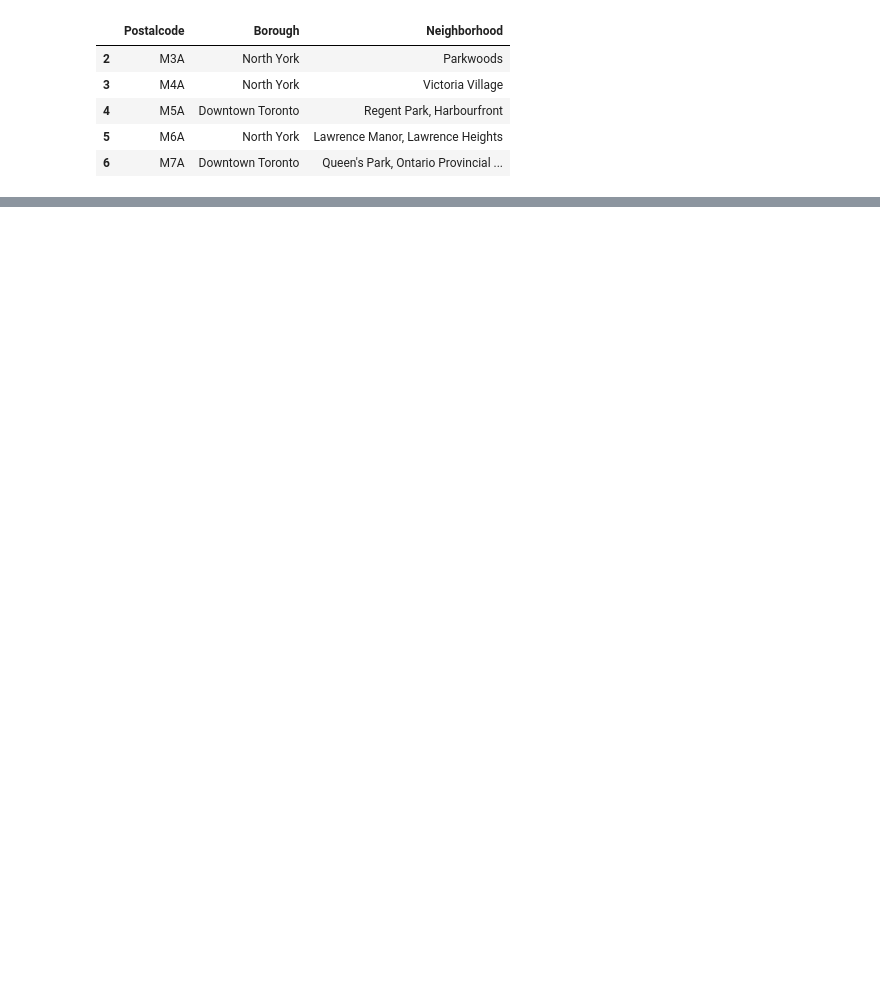
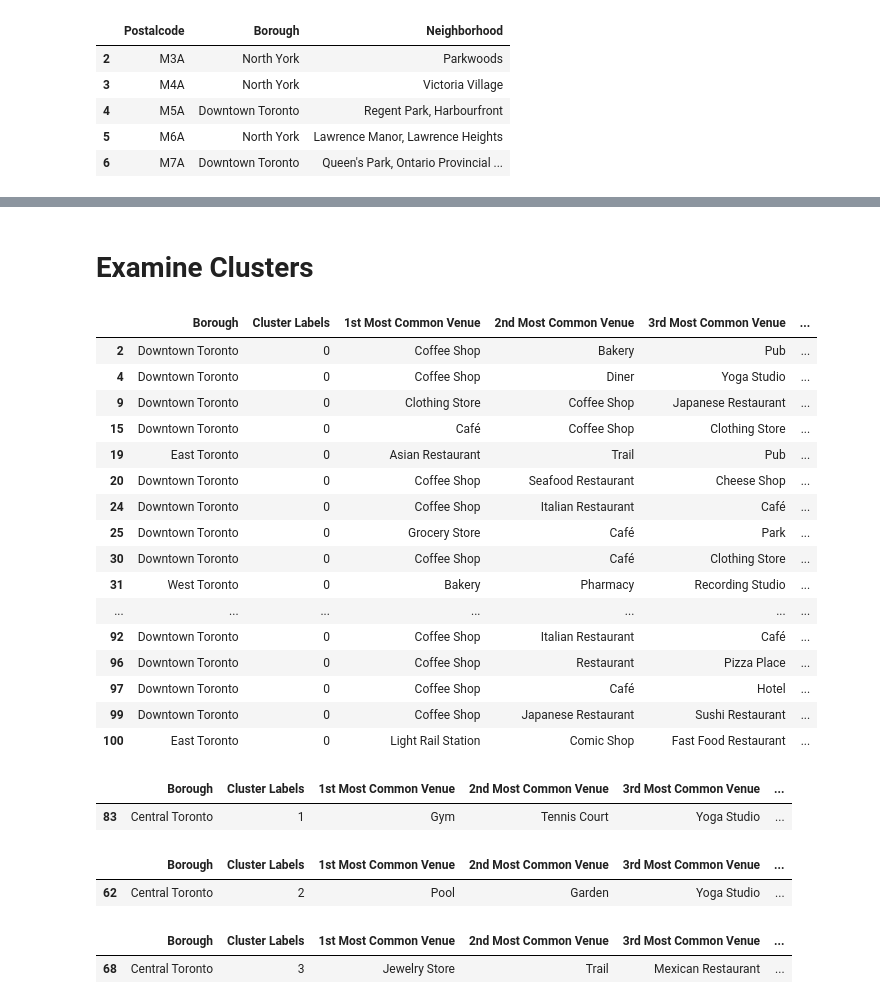
Before and after one commit to kandarp39/Coursera_Capstone, a Jupyter notebook: Week3.ipynb, the cells around one changed output, grey strips where cells are left out. Saved outputs shown, nothing was run; the diff lists cells and outputs as text; code cells hidden in the pictures; blank space fills up the shorter version.

```diff
--- a/Week3.ipynb
+++ b/Week3.ipynb
@@ -65,0 +239,3 @@ df.shape
+# %%
+grptoronto = oh_toronto.groupby('Neighborhood').mean().reset_index()
+grptoronto.head()
@@ -65,0 +250,26 @@ df.shape
+# %%
+def comm_venues (row, top_venues):
+    top_cat = row.iloc[1:]
+    top_cat_sort = top_cat.sort_values(ascending = False)
+    return top_cat_sort.index.values[0:top_venues]
+# %%
+top_venues = 10
+
+indicators = ['st', 'nd', 'rd']
+
+
+columns = ['Neighborhood']
+for ind in np.arange(top_venues):
+    try:
+        columns.append('{}{} Most Common Venue'.format(ind+1, indicators[ind]))
+    except:
+        columns.append('{}th Most Common Venue'.format(ind+1))
+
+
+neigh_venues_sort= pd.DataFrame(columns=columns)
+neigh_venues_sort['Neighborhood'] = grptoronto['Neighborhood']
+
+for ind in np.arange(grptoronto.shape[0]):
+    neigh_venues_sort.iloc[ind, 1:] = comm_venues(grptoronto.iloc[ind, :], top_venues)
+
+neigh_venues_sort.head()
@@ -65,0 +300,11 @@ df.shape
+# %%
+# add clustering labels
+#neigh_venues_sort.insert(0, 'Cluster Labels', kmeans.labels_)
+
+toronto_merged = df_toronto
+
+# merge toronto_grouped with toronto_data to add latitude/longitude for each neighborhood
+toronto_merged = toronto_merged.join(neigh_venues_sort.set_index('Neighborhood'), on='Neighborhood')
+
+toronto_merged.head()
+#neigh_venues_sort.head()
@@ -65,0 +359,37 @@ df.shape
+# %% [markdown]
+# Examine Clusters
+# %%
+toronto_merged.loc[toronto_merged['Cluster Labels'] == 0, toronto_merged.columns[[1] + list(range(5, toronto_merged.shape[1]))]]
+# %% [output]
+|  | Borough | Cluster Labels | 1st Most Common Venue | 2nd Most Common Venue | 3rd Most Common Venue | ... |
+| 2 | Downtown Toronto | 0 | Coffee Shop | Bakery | Pub | ... |
+| 4 | Downtown Toronto | 0 | Coffee Shop | Diner | Yoga Studio | ... |
+| 9 | Downtown Toronto | 0 | Clothing Store | Coffee Shop | Japanese Restaurant | ... |
+| 15 | Downtown Toronto | 0 | Café | Coffee Shop | Clothing Store | ... |
+| 19 | East Toronto | 0 | Asian Restaurant | Trail | Pub | ... |
+| 20 | Downtown Toronto | 0 | Coffee Shop | Seafood Restaurant | Cheese Shop | ... |
+| 24 | Downtown Toronto | 0 | Coffee Shop | Italian Restaurant | Café | ... |
+| 25 | Downtown Toronto | 0 | Grocery Store | Café | Park | ... |
+| 30 | Downtown Toronto | 0 | Coffee Shop | Café | Clothing Store | ... |
+| 31 | West Toronto | 0 | Bakery | Pharmacy | Recording Studio | ... |
+| ... | ... | ... | ... | ... | ... | ... |
+| 92 | Downtown Toronto | 0 | Coffee Shop | Italian Restaurant | Café | ... |
+| 96 | Downtown Toronto | 0 | Coffee Shop | Restaurant | Pizza Place | ... |
+| 97 | Downtown Toronto | 0 | Coffee Shop | Café | Hotel | ... |
+| 99 | Downtown Toronto | 0 | Coffee Shop | Japanese Restaurant | Sushi Restaurant | ... |
+| 100 | East Toronto | 0 | Light Rail Station | Comic Shop | Fast Food Restaurant | ... |
+# %%
+toronto_merged.loc[toronto_merged['Cluster Labels'] == 1, toronto_merged.columns[[1] + list(range(5, toronto_merged.shape[1]))]]
+# %% [output]
+|  | Borough | Cluster Labels | 1st Most Common Venue | 2nd Most Common Venue | 3rd Most Common Venue | ... |
+| 83 | Central Toronto | 1 | Gym | Tennis Court | Yoga Studio | ... |
+# %%
+toronto_merged.loc[toronto_merged['Cluster Labels'] == 2, toronto_merged.columns[[1] + list(range(5, toronto_merged.shape[1]))]]
+# %% [output]
+|  | Borough | Cluster Labels | 1st Most Common Venue | 2nd Most Common Venue | 3rd Most Common Venue | ... |
+| 62 | Central Toronto | 2 | Pool | Garden | Yoga Studio | ... |
+# %%
+toronto_merged.loc[toronto_merged['Cluster Labels'] == 3, toronto_merged.columns[[1] + list(range(5, toronto_merged.shape[1]))]]
+# %% [output]
+|  | Borough | Cluster Labels | 1st Most Common Venue | 2nd Most Common Venue | 3rd Most Common Venue | ... |
+| 68 | Central Toronto | 3 | Jewelry Store | Trail | Mexican Restaurant | ... |
```
Also changed, not shown: parts of 28 cells of this notebook.
